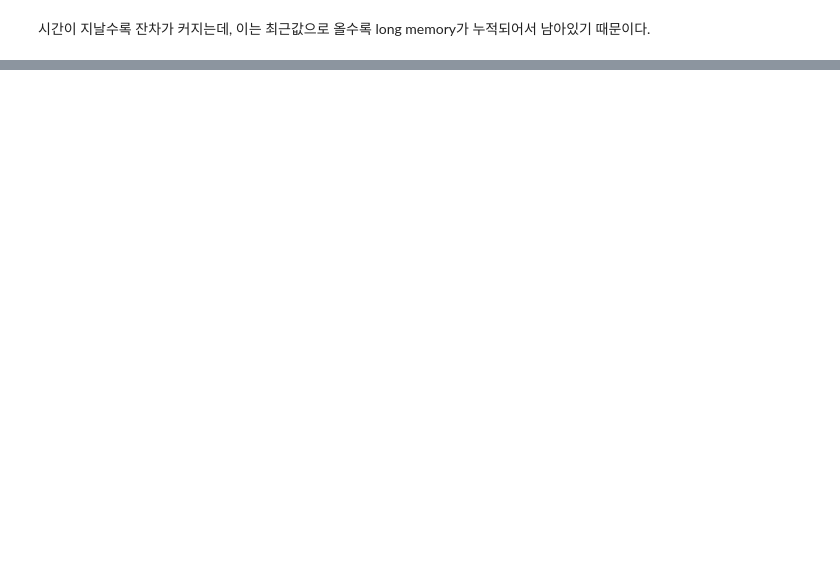
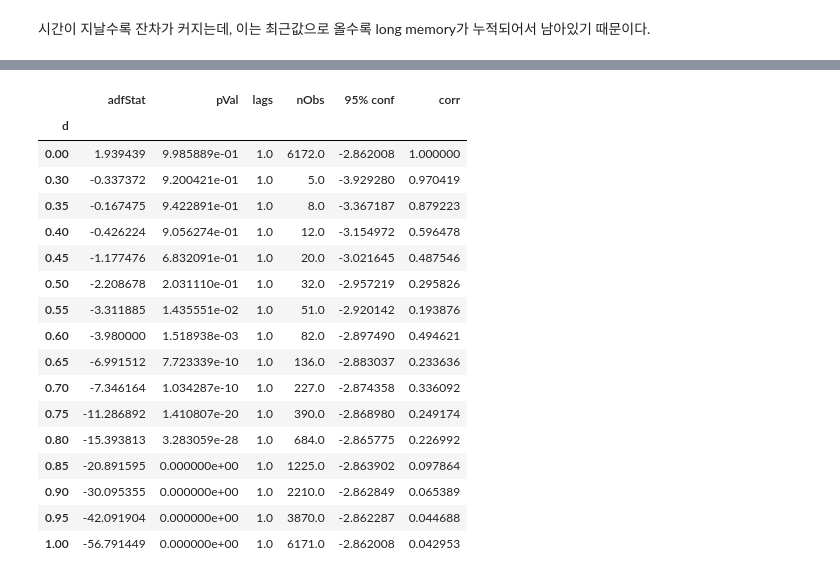
Before and after one commit to QuantifiSogang/2024MLforTimeSeries, a Jupyter notebook: 01BasicStatisticalModeling/03LongMemory.ipynb, the cells around one changed output, grey strips where cells are left out. Saved outputs shown, nothing was run; the diff lists cells and outputs as text; code cells hidden in the pictures; blank space fills up the shorter version.

```diff
--- a/01BasicStatisticalModeling/03LongMemory.ipynb
+++ b/01BasicStatisticalModeling/03LongMemory.ipynb
@@ -255,0 +239,22 @@ plt.show()
+# %%
+out = calculate_integration(spx, col_name = 'Close')
+out
+# %% [output]
+|  | adfStat | pVal | lags | nObs | 95% conf | corr |
+| d |  |  |  |  |  |  |
+| 0.00 | 1.939439 | 9.985889e-01 | 1.0 | 6172.0 | -2.862008 | 1.000000 |
+| 0.30 | -0.337372 | 9.200421e-01 | 1.0 | 5.0 | -3.929280 | 0.970419 |
+| 0.35 | -0.167475 | 9.422891e-01 | 1.0 | 8.0 | -3.367187 | 0.879223 |
+| 0.40 | -0.426224 | 9.056274e-01 | 1.0 | 12.0 | -3.154972 | 0.596478 |
+| 0.45 | -1.177476 | 6.832091e-01 | 1.0 | 20.0 | -3.021645 | 0.487546 |
+| 0.50 | -2.208678 | 2.031110e-01 | 1.0 | 32.0 | -2.957219 | 0.295826 |
+| 0.55 | -3.311885 | 1.435551e-02 | 1.0 | 51.0 | -2.920142 | 0.193876 |
+| 0.60 | -3.980000 | 1.518938e-03 | 1.0 | 82.0 | -2.897490 | 0.494621 |
+| 0.65 | -6.991512 | 7.723339e-10 | 1.0 | 136.0 | -2.883037 | 0.233636 |
+| 0.70 | -7.346164 | 1.034287e-10 | 1.0 | 227.0 | -2.874358 | 0.336092 |
+| 0.75 | -11.286892 | 1.410807e-20 | 1.0 | 390.0 | -2.868980 | 0.249174 |
+| 0.80 | -15.393813 | 3.283059e-28 | 1.0 | 684.0 | -2.865775 | 0.226992 |
+| 0.85 | -20.891595 | 0.000000e+00 | 1.0 | 1225.0 | -2.863902 | 0.097864 |
+| 0.90 | -30.095355 | 0.000000e+00 | 1.0 | 2210.0 | -2.862849 | 0.065389 |
+| 0.95 | -42.091904 | 0.000000e+00 | 1.0 | 3870.0 | -2.862287 | 0.044688 |
+| 1.00 | -56.791449 | 0.000000e+00 | 1.0 | 6171.0 | -2.862008 | 0.042953 |
```
Also changed, not shown: parts of 25 cells of this notebook, 1 other file.
